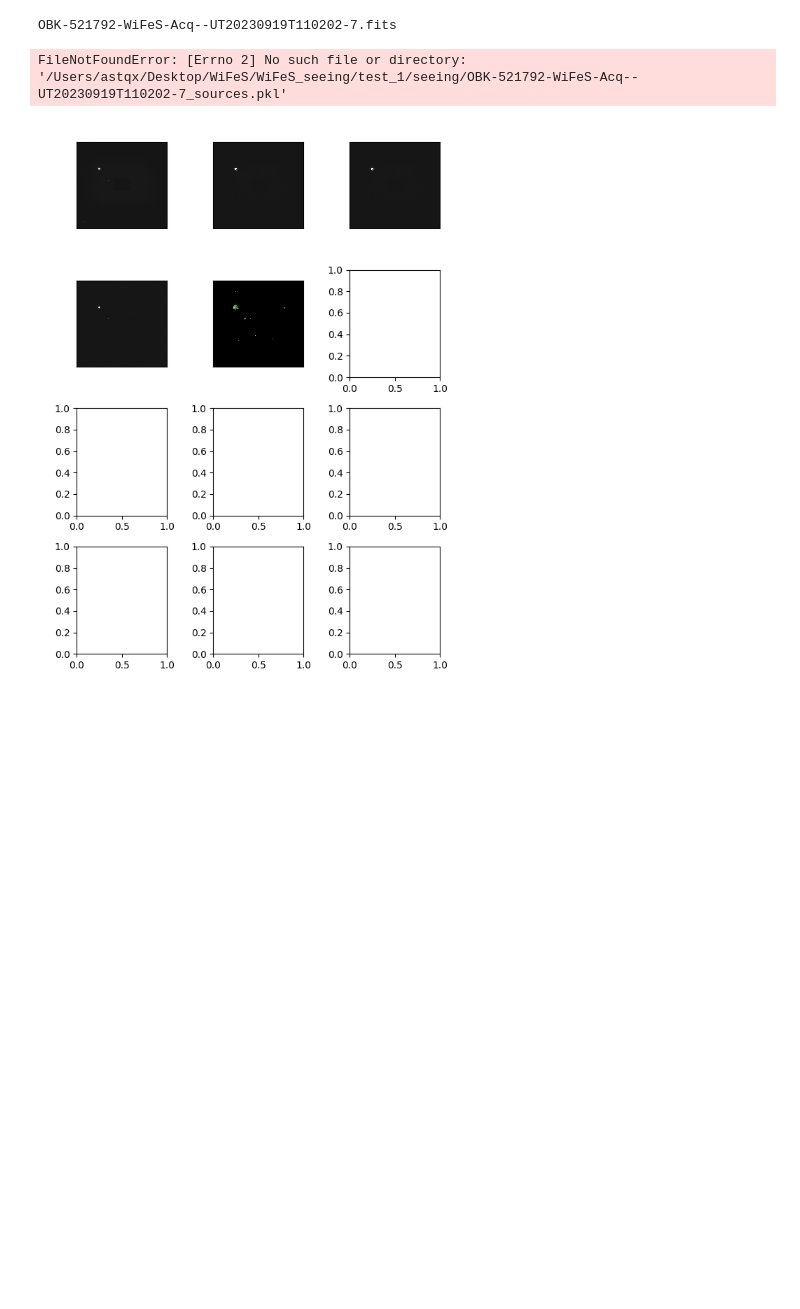
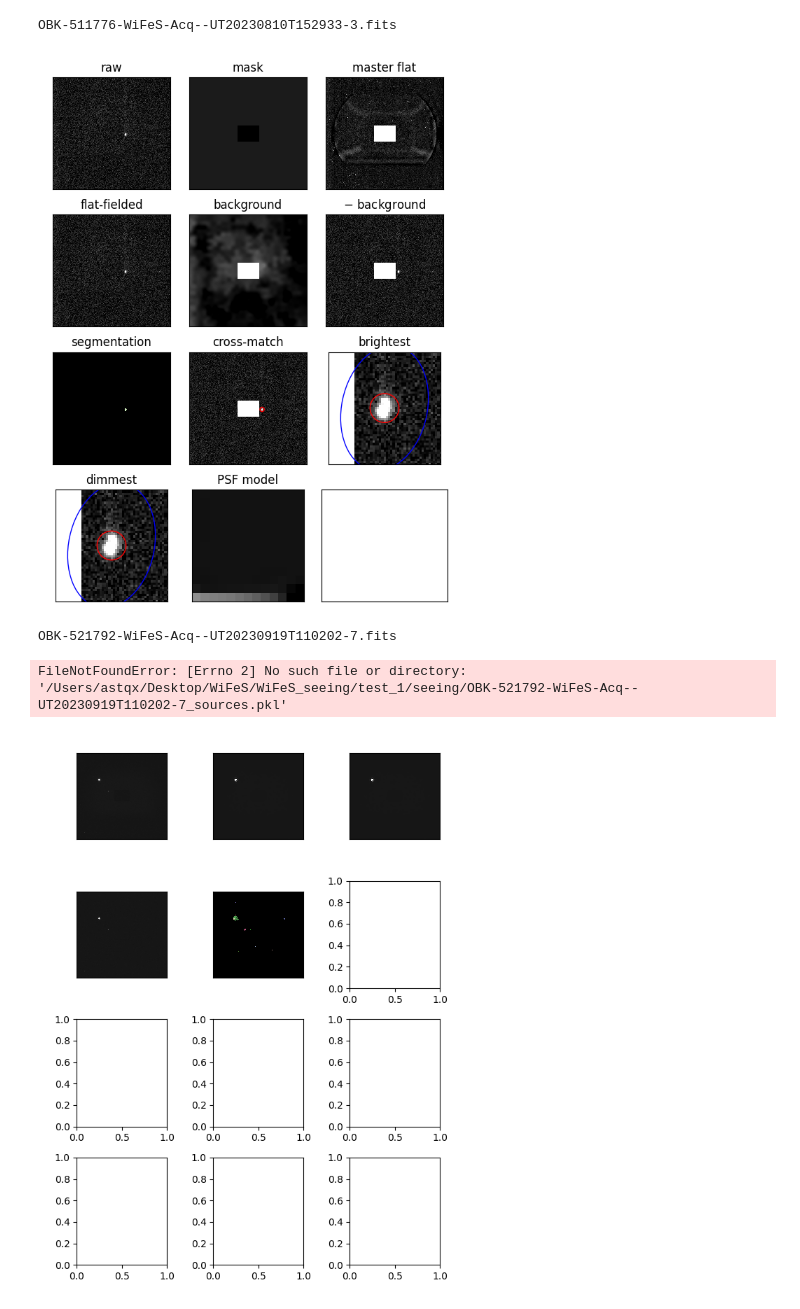
Before and after one commit to MaxFleming23/WiFeS_seeing, a Jupyter notebook: figures.ipynb, the cells around one changed output. Drawn from its saved outputs; the diff is of its cells as text; code cells hidden in the pictures; blank space fills up the shorter version.

```diff
--- a/figures.ipynb
+++ b/figures.ipynb
@@ -396,6 +396,18 @@ def mark_from_cat(ax, keys, cat_file=None, cat_table=None, hdu=2, save=False, co
 def peek(ax,coords,size=10):
     ax.set_ylim(coords[1]-size//2,coords[1]+size//2)
     ax.set_xlim(coords[0]-size//2,coords[0]+size//2)
+
+def make_imshow_params(data):
+    mean, std = np.nanmean(data), np.nanstd(data)
+    vmin = mean - std
+    vmax = mean + 10 * std
+    return {
+        'interpolation': "nearest",
+        'cmap': "gray",
+        'vmin': vmin,
+        'vmax': vmax,
+        'origin': "lower",
+    }
 # %%
 def load_object(path):
     with open(path,'rb') as file:
@@ -685,0 +605,8 @@ i: [Errno 2] No such file or directory: '/Users/astqx/Desktop/WiFeS/WiFeS_seeing
+# %%
+# OBK-549088-WiFeS-Acq--UT20231027T100925-9.fits
+# OBK-544032-WiFeS-Acq--UT20231016T165032-0.fits
+
+make_figure(2)
+# %% [output]
+OBK-511776-WiFeS-Acq--UT20230810T152933-3.fits
+[figure, added]
```
Also changed, not shown: parts of 3 cells of this notebook, 1 other file.
